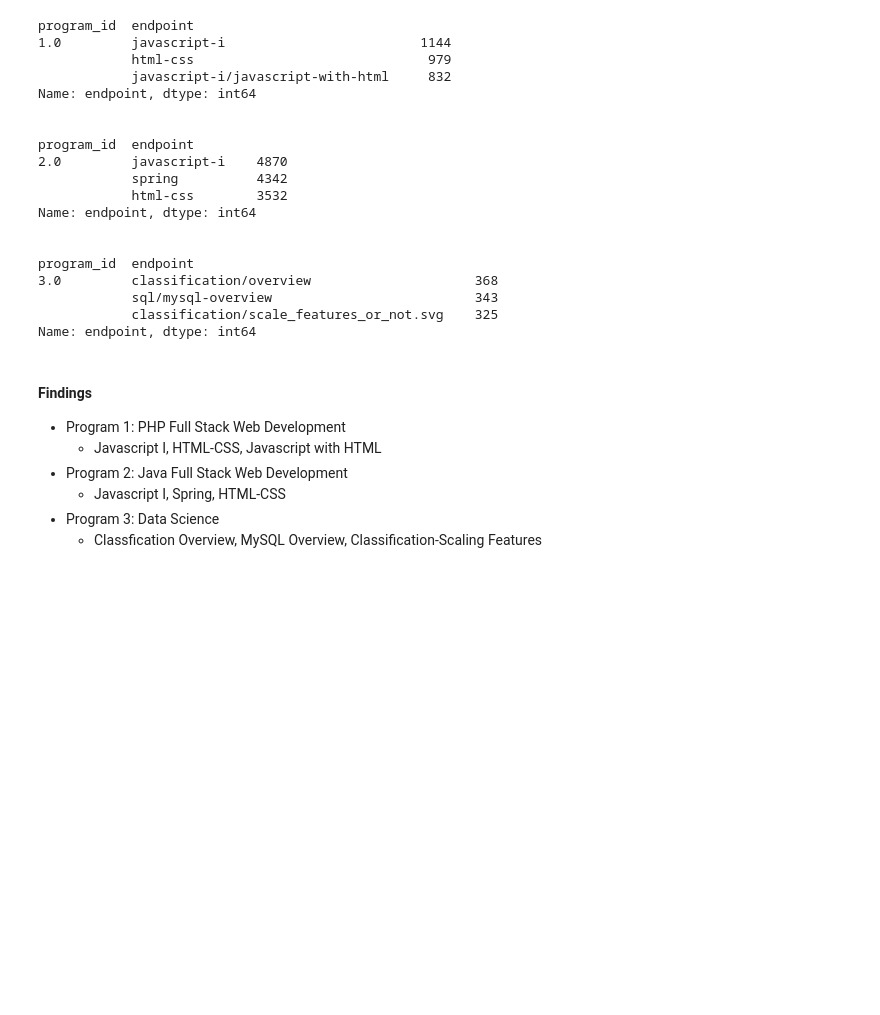
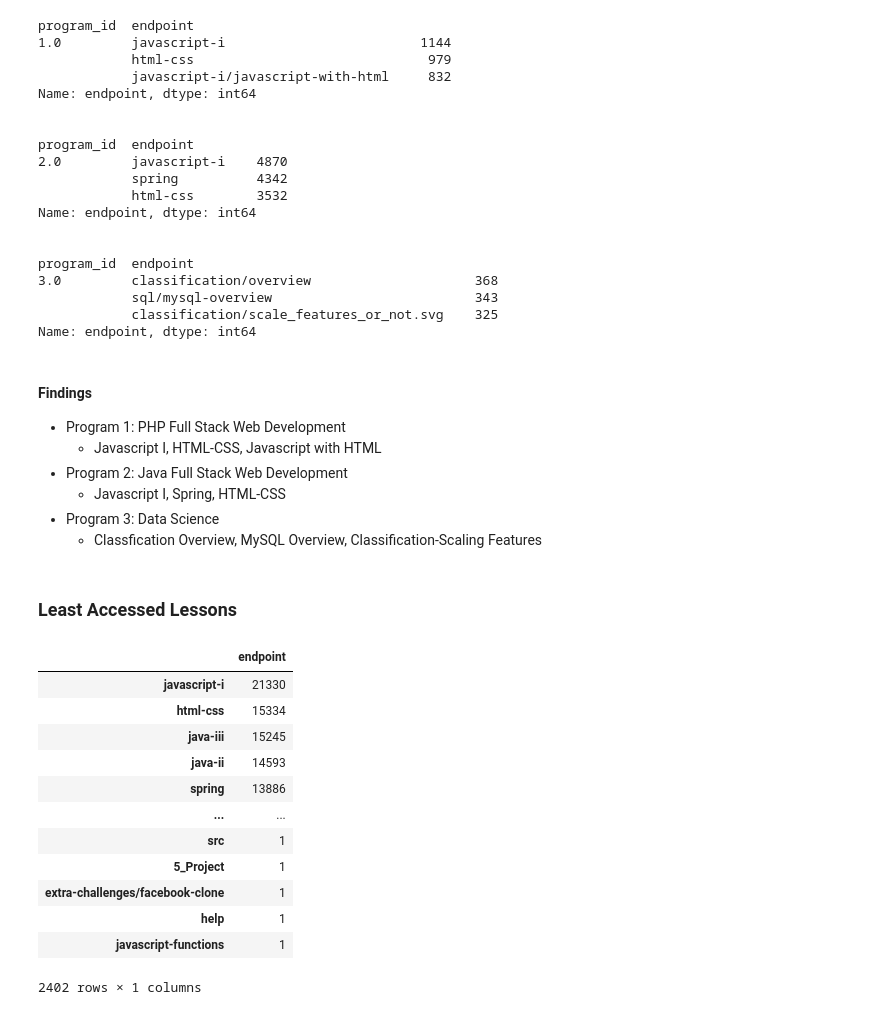
Before and after one commit to anomaly-work-alone/project_anomaly_detection_curriculum, a Jupyter notebook: anomaly_report.ipynb, the cells around one changed output. Cells and saved outputs as stored; diff of their text form; code cells hidden in the pictures; blank space fills up the shorter version.

Commit message:
Add least accessed lessons

```diff
--- a/anomaly_report.ipynb
+++ b/anomaly_report.ipynb
@@ -462,3 +465,5 @@ Name: endpoint, dtype: int64
     - Javascript I, Spring, HTML-CSS
 - Program 3: Data Science
     - Classfication Overview, MySQL Overview, Classification-Scaling Features
+# %% [markdown]
+### Least Accessed Lessons
@@ -464,0 +476,17 @@ Name: endpoint, dtype: int64
+# %%
+# Take a look at the dataframe
+values
+# %% [output]
+|  | endpoint |
+| javascript-i | 21330 |
+| html-css | 15334 |
+| java-iii | 15245 |
+| java-ii | 14593 |
+| spring | 13886 |
+| ... | ... |
+| src | 1 |
+| 5_Project | 1 |
+| extra-challenges/facebook-clone | 1 |
+| help | 1 |
+| javascript-functions | 1 |
+2402 rows × 1 columns
```
Also changed, not shown: parts of 17 cells of this notebook.
